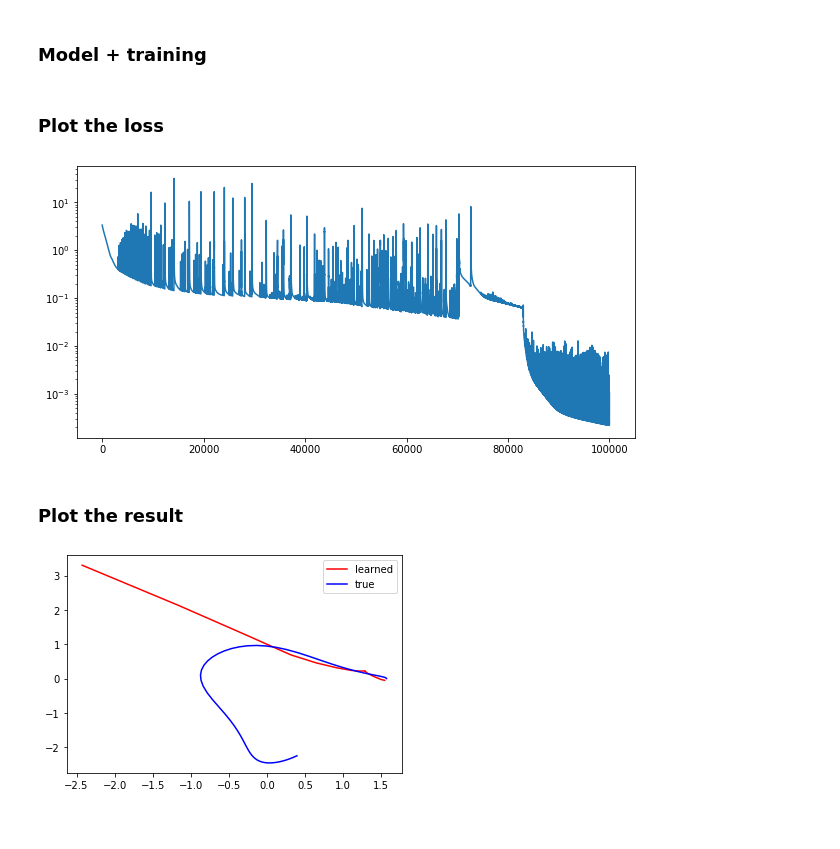
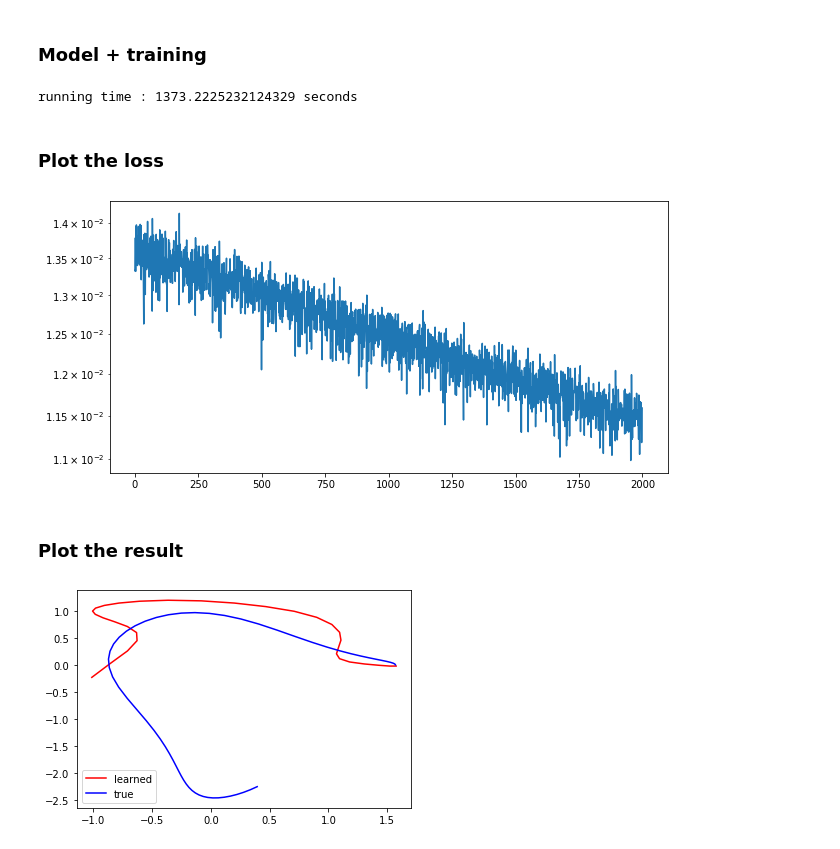
Before and after one commit to Ricvalp/ML_DynamicalSystems, a Jupyter notebook: ML_Differential_Equations/Code/TensorFlow/Learning Hamiltonian Dynamics/GPU_friendly/DoublePendulum.ipynb, the cells around one changed output. Saved outputs shown, nothing was run; the diff lists cells and outputs as text; code cells hidden in the pictures.

```diff
--- a/ML_Differential_Equations/Code/TensorFlow/Learning Hamiltonian Dynamics/GPU_friendly/DoublePendulum.ipynb
+++ b/ML_Differential_Equations/Code/TensorFlow/Learning Hamiltonian Dynamics/GPU_friendly/DoublePendulum.ipynb
@@ -161,15 +161,18 @@ model = SympNet(8, 5)
 model.compile(
     #loss=keras.losses.SparseCategoricalCrossentropy(from_logits=True),
     loss= tf.keras.losses.MeanSquaredError(),
-    optimizer=keras.optimizers.Adam(),#, clipvalue = 0.001),
+    #optimizer=keras.optimizers.Adam(),#, clipvalue = 0.001),
+    optimizer=keras.optimizers.SGD(0.00001), #, clipvalue = 0.001),
     metrics=["accuracy"],
 )
 # %%
 #wandb.init()
 
 start_time = time.time()
-history = model.fit(x_train, y_train, batch_size=59, epochs=50000, verbose=0)
+history = model.fit(x_train, y_train, batch_size=1, epochs=2000, verbose=0)
 print("running time : %s seconds" % (time.time() - start_time))
+# %% [output]
+running time : 1373.2225232124329 seconds
 # %% [markdown]
 ### Plot the loss
 # %%
@@ -177,31 +180,31 @@ plt.figure(figsize = (10,5))
 plt.plot(history.history["loss"])
 plt.yscale("log")
 # %% [output]
-[figure, old version]
+[figure, new version]
 # %% [markdown]
 ### Plot the result
 # %%
-N_test = 15
+N_test = 30
 
 p = [model(x_train[0][0])[0]]
 pp = [model(x_train[0][0])[1]]
 
 q = [model(x_train[0][0])[2]]
 qq = [model(x_train[0][0])[3]]
 
 run = [model(X[0][0])]
 
 for i in range(N_test):
     run.append(model(run[-1]))
     p.append(run[-1][0])
     pp.append(run[-1][1])
     q.append(run[-1][2])
     qq.append(run[-1][3])
 
 
 plt.plot(q, p, color = "r", label = "learned")
 plt.plot(q0, p0, color = "b", label = "true")
 plt.legend()
 plt.show()
 # %% [output]
-[figure, old version]
+[figure, new version]
```
Also changed, not shown: 3 other files.
